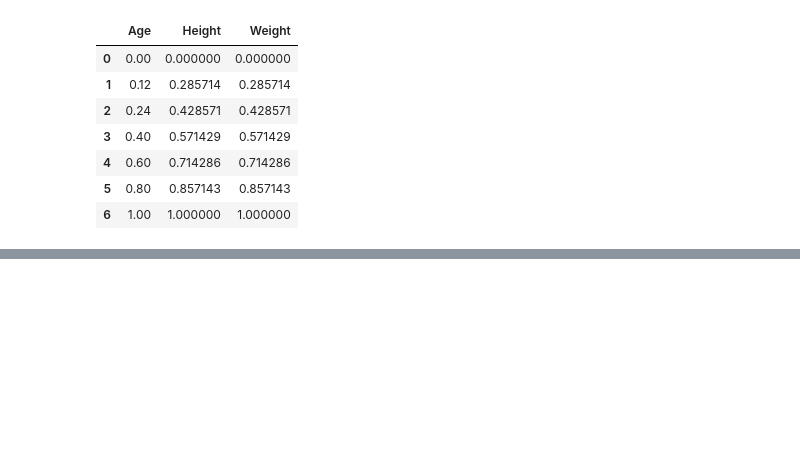
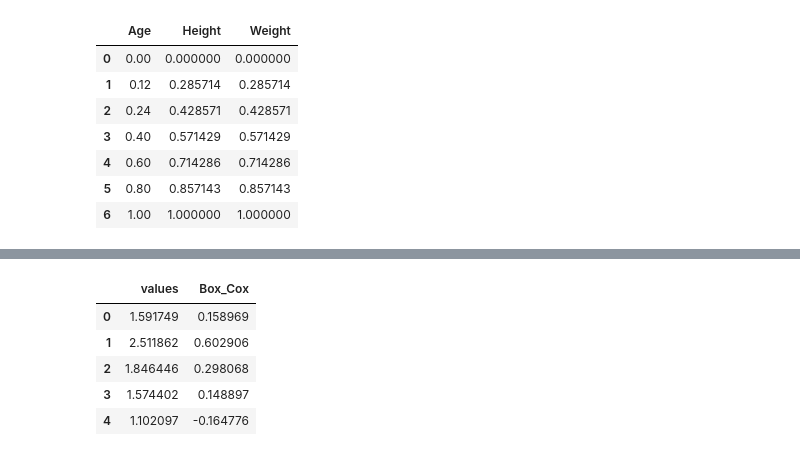
Before and after one commit to shahahmad-dev/machine_learnig, a Jupyter notebook: 06_scaling.ipynb, the cells around one changed output, grey strips where cells are left out. Drawn from its saved outputs; the diff is of its cells as text; code cells hidden in the pictures; blank space fills up the shorter version.

Commit message:
box_cox transformation

```diff
--- a/06_scaling.ipynb
+++ b/06_scaling.ipynb
@@ -105,0 +131,18 @@ df
+# %%
+from sklearn.preprocessing import PowerTransformer
+
+pt_boxcox = PowerTransformer(method='box-cox')
+pt_yeo_jonson = PowerTransformer('yeo-johnson')
+
+# box_cox need data must be postive
+
+df['Box_Cox'] = pt_boxcox.fit_transform(df[['values']], + 1)
+# %%
+df.head()
+# %% [output]
+|  | values | Box_Cox |
+| 0 | 1.591749 | 0.158969 |
+| 1 | 2.511862 | 0.602906 |
+| 2 | 1.846446 | 0.298068 |
+| 3 | 1.574402 | 0.148897 |
+| 4 | 1.102097 | -0.164776 |
```
Also changed, not shown: parts of 4 cells of this notebook.
